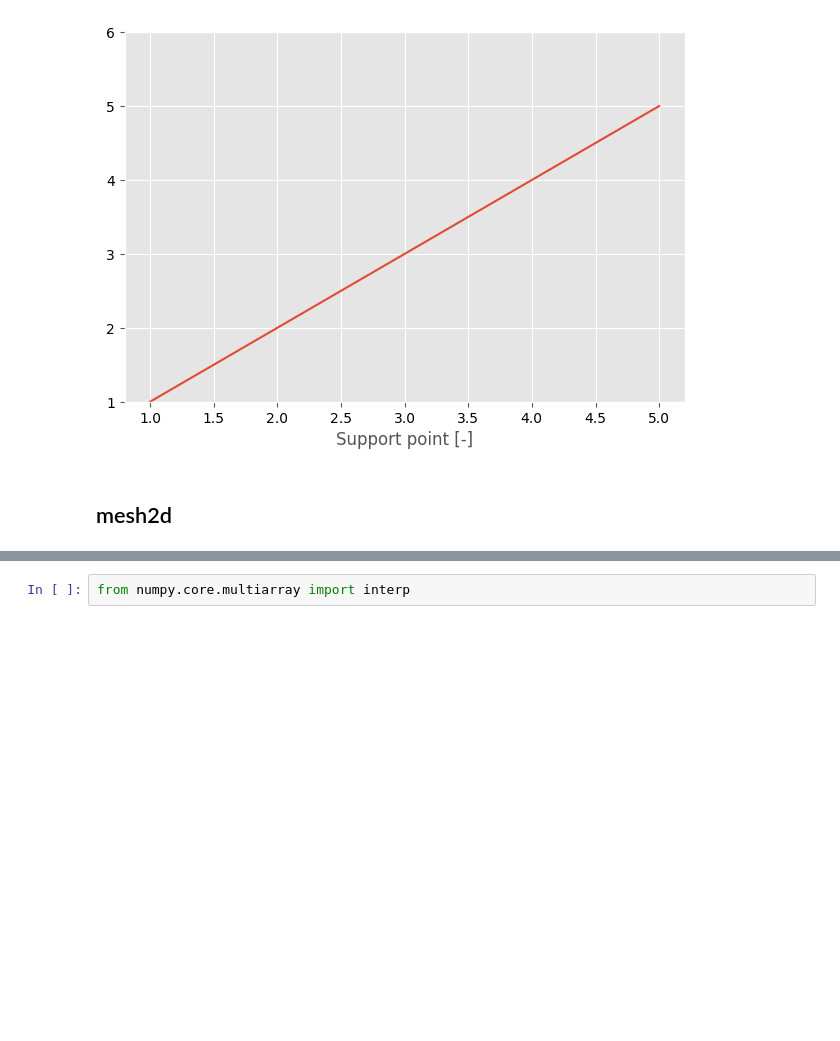
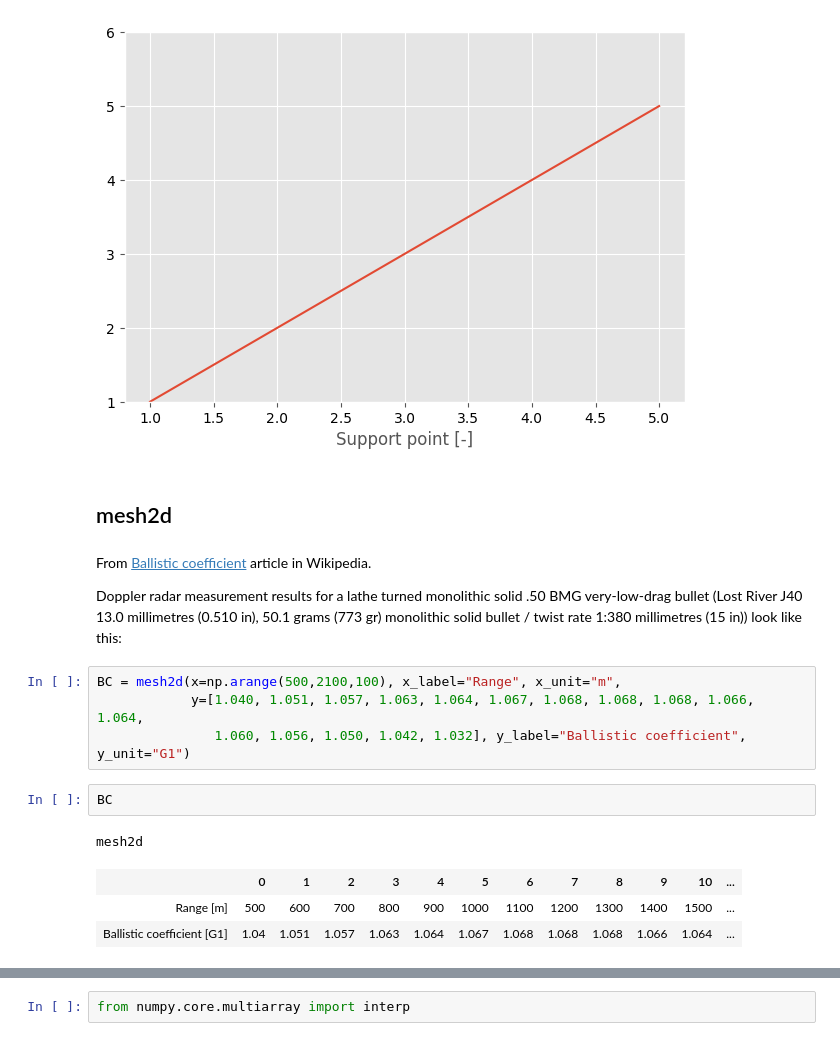
Before and after one commit to e-roux/lerp, a Jupyter notebook: docs/_src/lerp.ipynb, the cells around one changed output, grey strips where cells are left out. Drawn from its saved outputs; the diff is of its cells as text; blank space fills up the shorter version.

```diff
--- a/docs/_src/lerp.ipynb
+++ b/docs/_src/lerp.ipynb
@@ -72,3 +72,18 @@ A.plot()
 [figure]
 # %% [markdown]
 ## mesh2d
+# %% [markdown]
+From <a href="https://en.wikipedia.org/wiki/Ballistic_coefficient#The_transient_nature_of_bullet_ballistic_coefficients">Ballistic coefficient</a> article in Wikipedia.
+
+Doppler radar measurement results for a lathe turned monolithic solid .50 BMG very-low-drag bullet (Lost River J40 13.0 millimetres (0.510 in), 50.1 grams (773 gr) monolithic solid bullet / twist rate 1:380 millimetres (15 in)) look like this:
+# %%
+BC = mesh2d(x=np.arange(500,2100,100), x_label="Range", x_unit="m",
+            y=[1.040, 1.051, 1.057, 1.063, 1.064, 1.067, 1.068, 1.068, 1.068, 1.066, 1.064,
+               1.060, 1.056, 1.050, 1.042, 1.032], y_label="Ballistic coefficient", y_unit="G1")
+# %%
+BC
+# %% [output]
+mesh2d
+|  | 0 | 1 | 2 | 3 | 4 | 5 | 6 | 7 | 8 | 9 | 10 | ... |
+| Range [m] | 500 | 600 | 700 | 800 | 900 | 1000 | 1100 | 1200 | 1300 | 1400 | 1500 | ... |
+| Ballistic coefficient [G1] | 1.04 | 1.051 | 1.057 | 1.063 | 1.064 | 1.067 | 1.068 | 1.068 | 1.068 | 1.066 | 1.064 | ... |
```
Also changed, not shown: parts of 7 cells of this notebook, 1 other file.
